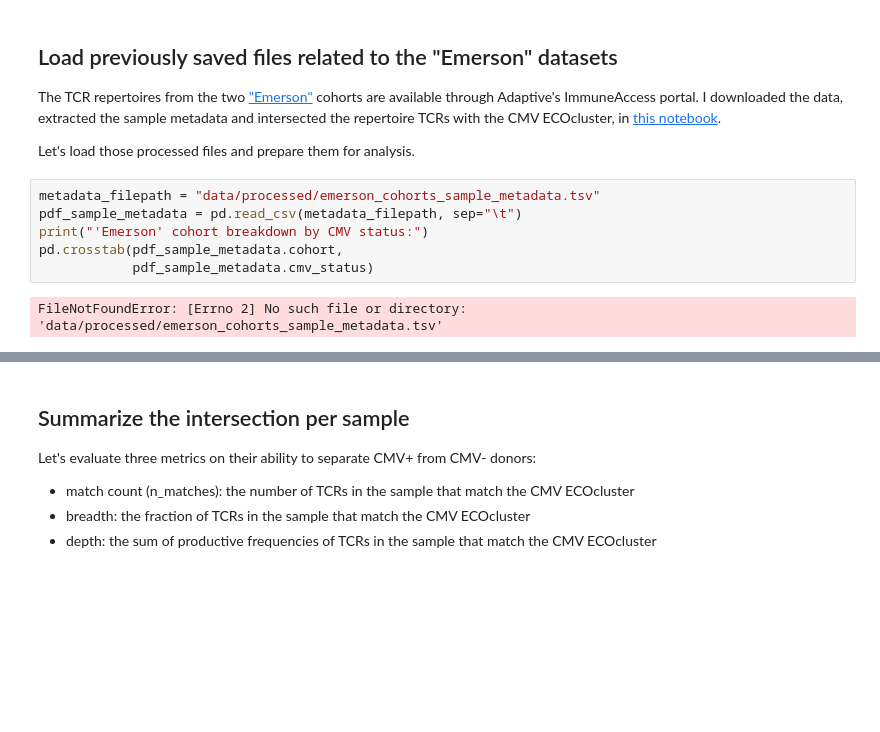
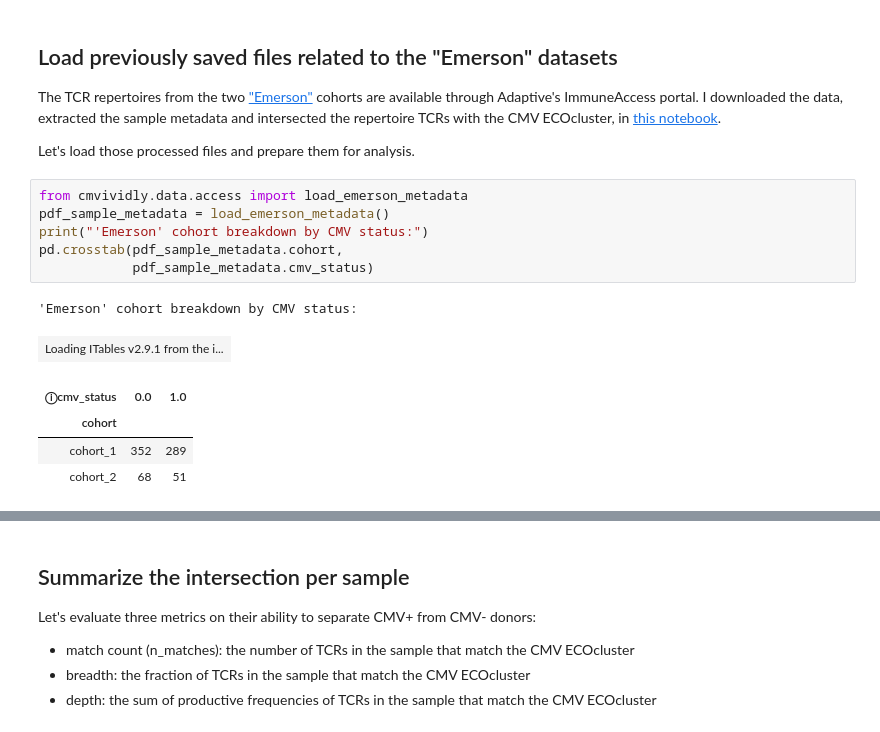
Before and after one commit to dhmay/CMVividly, a Jupyter notebook: notebooks/05_predict_cmv_hla_emerson.ipynb, the cells around one changed output, grey strips where cells are left out. Cells and saved outputs as stored; diff of their text form; blank space fills up the shorter version.

```diff
--- a/notebooks/05_predict_cmv_hla_emerson.ipynb
+++ b/notebooks/05_predict_cmv_hla_emerson.ipynb
@@ -43,11 +43,16 @@ The TCR repertoires from the two ["Emerson"](https://www.nature.com/articles/ng.
 
 Let's load those processed files and prepare them for analysis.
 # %%
-metadata_filepath = "data/processed/emerson_cohorts_sample_metadata.tsv"
-pdf_sample_metadata = pd.read_csv(metadata_filepath, sep="\t")
+from cmvividly.data.access import load_emerson_metadata
+pdf_sample_metadata = load_emerson_metadata()
 print("'Emerson' cohort breakdown by CMV status:")
 pd.crosstab(pdf_sample_metadata.cohort,
             pdf_sample_metadata.cmv_status)
 # %% [output]
-FileNotFoundError: [Errno 2] No such file or directory: 'data/processed/emerson_cohorts_sample_metadata.tsv'
+'Emerson' cohort breakdown by CMV status:
+| Loading ITables v2.9.1 from the i... |
+| ⓘcmv_status | 0.0 | 1.0 |
+| cohort |  |  |
+| cohort_1 | 352 | 289 |
+| cohort_2 | 68 | 51 |
 # %%
```
Also changed, not shown: parts of 1 cell of this notebook, 1 other file.
